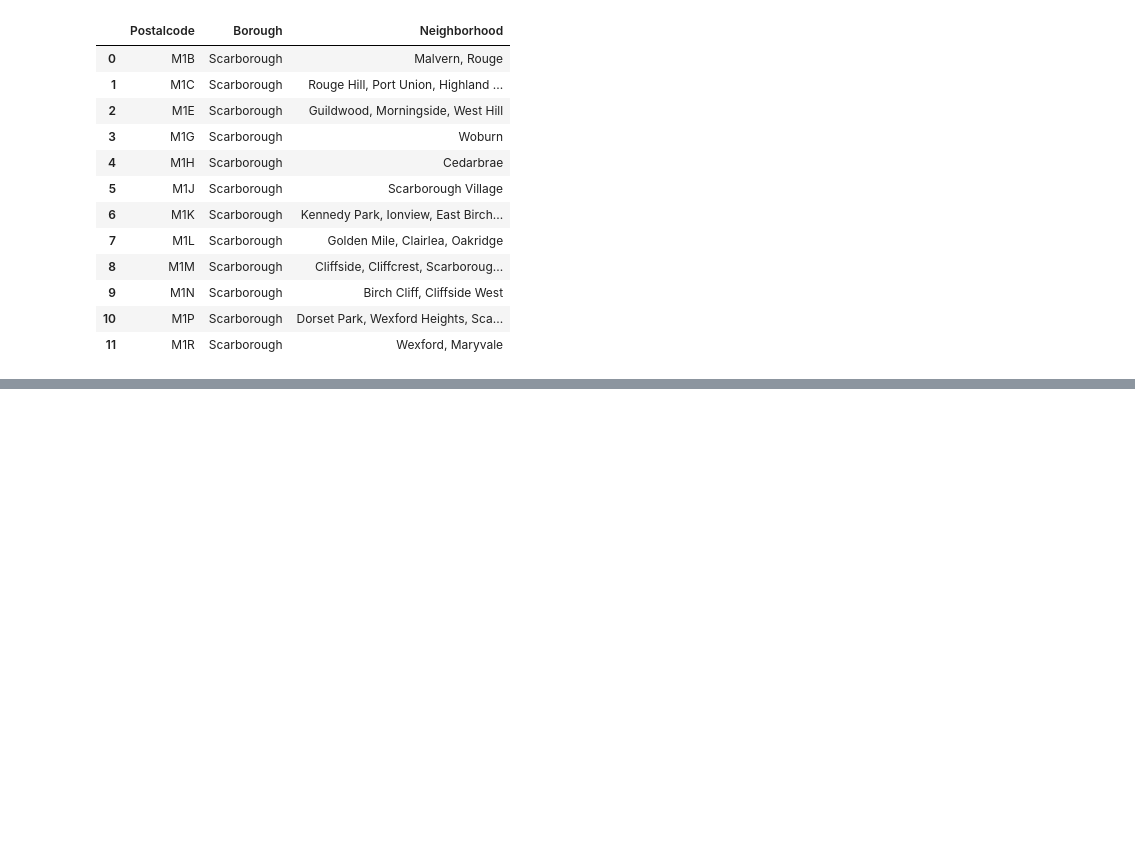
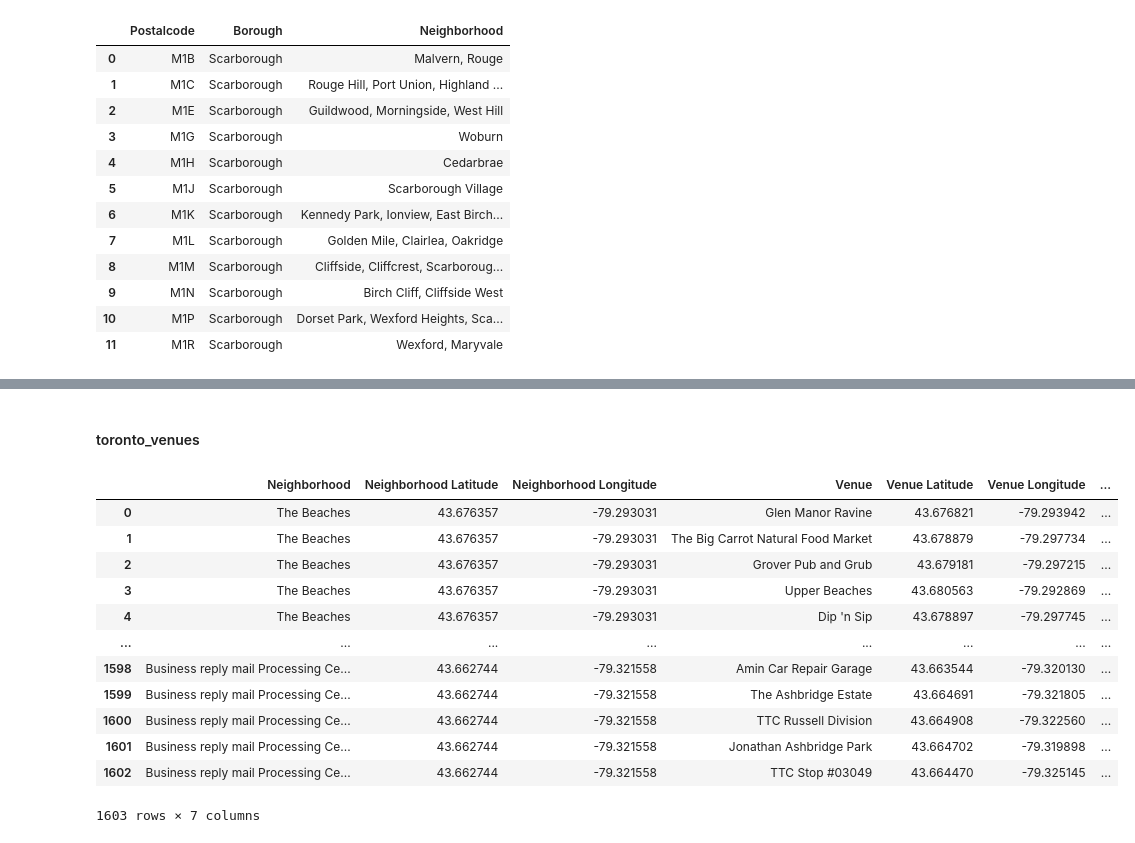
Before and after one commit to gtambasis/Coursera_Capstone, a Jupyter notebook: Clustering Neighborhoods in Toronto.ipynb, the cells around one changed output, grey strips where cells are left out. Cells and saved outputs as stored; diff of their text form; code cells hidden in the pictures; blank space fills up the shorter version.

```diff
--- a/Clustering Neighborhoods in Toronto.ipynb
+++ b/Clustering Neighborhoods in Toronto.ipynb
@@ -106,0 +307,19 @@ The DataFrame shape is (103, 3)
+# %% [markdown]
+#### toronto_venues
+# %%
+#### toronto_venues
+toronto_venues
+# %% [output]
+|  | Neighborhood | Neighborhood Latitude | Neighborhood Longitude | Venue | Venue Latitude | Venue Longitude | ... |
+| 0 | The Beaches | 43.676357 | -79.293031 | Glen Manor Ravine | 43.676821 | -79.293942 | ... |
+| 1 | The Beaches | 43.676357 | -79.293031 | The Big Carrot Natural Food Market | 43.678879 | -79.297734 | ... |
+| 2 | The Beaches | 43.676357 | -79.293031 | Grover Pub and Grub | 43.679181 | -79.297215 | ... |
+| 3 | The Beaches | 43.676357 | -79.293031 | Upper Beaches | 43.680563 | -79.292869 | ... |
+| 4 | The Beaches | 43.676357 | -79.293031 | Dip 'n Sip | 43.678897 | -79.297745 | ... |
+| ... | ... | ... | ... | ... | ... | ... | ... |
+| 1598 | Business reply mail Processing Ce... | 43.662744 | -79.321558 | Amin Car Repair Garage | 43.663544 | -79.320130 | ... |
+| 1599 | Business reply mail Processing Ce... | 43.662744 | -79.321558 | The Ashbridge Estate | 43.664691 | -79.321805 | ... |
+| 1600 | Business reply mail Processing Ce... | 43.662744 | -79.321558 | TTC Russell Division | 43.664908 | -79.322560 | ... |
+| 1601 | Business reply mail Processing Ce... | 43.662744 | -79.321558 | Jonathan Ashbridge Park | 43.664702 | -79.319898 | ... |
+| 1602 | Business reply mail Processing Ce... | 43.662744 | -79.321558 | TTC Stop #03049 | 43.664470 | -79.325145 | ... |
+1603 rows × 7 columns
```
Also changed, not shown: parts of 29 cells of this notebook.
